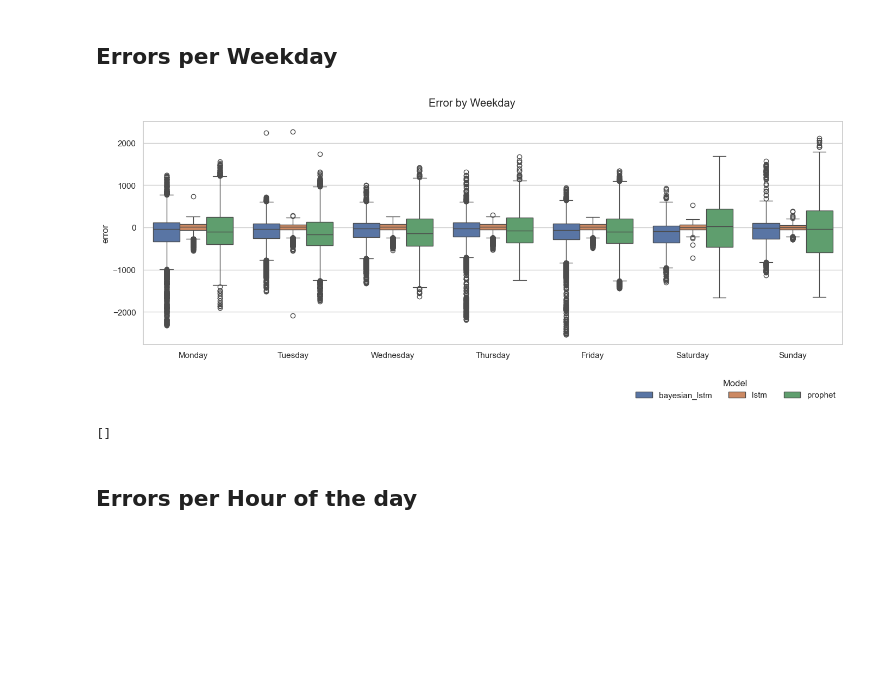
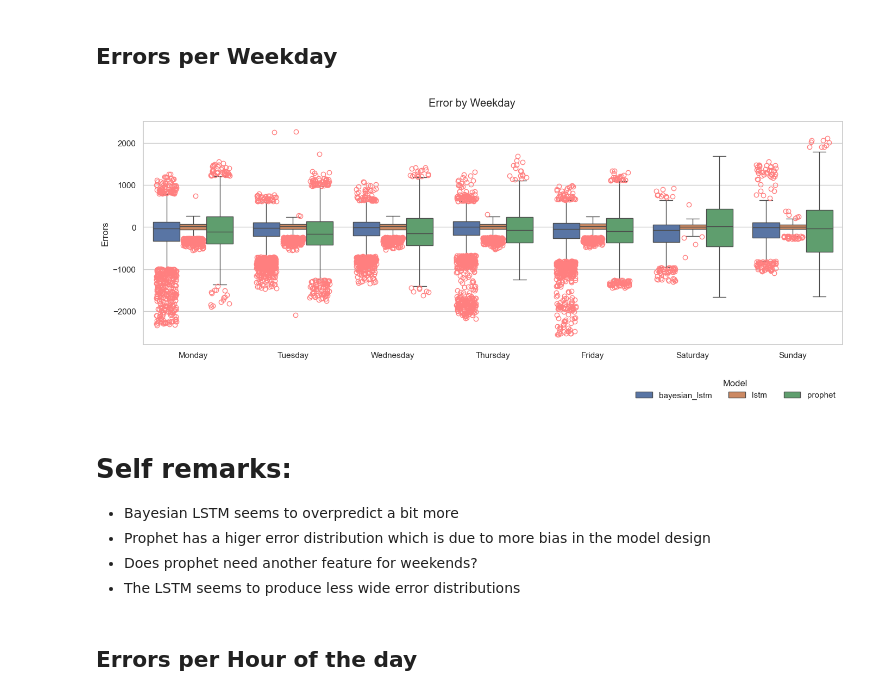
Before and after one commit to LucasHausi/probabilistic-load-forecast-project, a Jupyter notebook: notebooks/performance/model_comparison.ipynb, the cells around one changed output. Drawn from its saved outputs; the diff is of its cells as text; code cells hidden in the pictures; blank space fills up the shorter version.

Commit message:
add the plots for viewing the seasonal and hourly errors

```diff
--- a/notebooks/performance/model_comparison.ipynb
+++ b/notebooks/performance/model_comparison.ipynb
@@ -505,7 +505,7 @@ with torch.no_grad():
 
         pred_samples = torch.stack([baysian_lstm(xb) for _ in range(VAL_EVAL_SAMPLE_NBR)], dim=0)
         mu_s, _ = torch.chunk(pred_samples, 2, dim=-1)
-        mu_pred = mu_s.mean(dim=0).cpu()
+        mu_pred = mu_s.mean(dim=0)
 
         mu_pred_unscaled = y_scaler.inverse_transform(mu_pred.reshape(-1, 1)).reshape(-1, h)
         bayesian_lstm_preds.append(mu_pred_unscaled)
@@ -534,36 +534,55 @@ error_df_long = error_df.reset_index().melt(
 # %%
 weekday_order = [
     "Monday", "Tuesday", "Wednesday",
     "Thursday", "Friday", "Saturday", "Sunday"
 ]
+
+flierprops = {
+     'marker': 'o',
+     'markeredgecolor': '#FF7F7F',
+     'markerfacecolor': 'none'
+}
 
 fig, ax = plt.subplots(1, 1, figsize=(14, 6), sharey=False)
 
 sns.boxplot(
     data=error_df_long,
     x="weekday",
     y="error",
     hue="model",
     order=weekday_order,
+    showfliers=True,
     ax=ax,
+   flierprops=flierprops
 )
+
 
 ax.legend(
     title="Model",
     loc="right",
     bbox_to_anchor=(1, -0.2),
     ncol=3,
     frameon=False
 )
 
+for l in ax.lines:
+     if l.get_marker() != '':
+          xs = l.get_xdata()
+          xs += np.random.uniform(-0.1, 0.1, len(xs))
+          l.set_xdata(xs)
+
 ax.set_xlabel("")
+ax.set_ylabel("Errors")
 fig.suptitle("Error by Weekday")
 fig.tight_layout();
 # %% [output]
-[figure, old version]
+[figure, new version]
-# %%
-labels
-# %% [output]
-[]
+# %% [markdown]
+# Self remarks:
+
+- Bayesian LSTM seems to overpredict a bit more
+- Prophet has a higer error distribution which is due to more bias in the model design
+- Does prophet need another feature for weekends?
+- The LSTM seems to produce less wide error distributions
 # %% [markdown]
 ## Errors per Hour of the day
```
Also changed, not shown: parts of 5 cells of this notebook.
